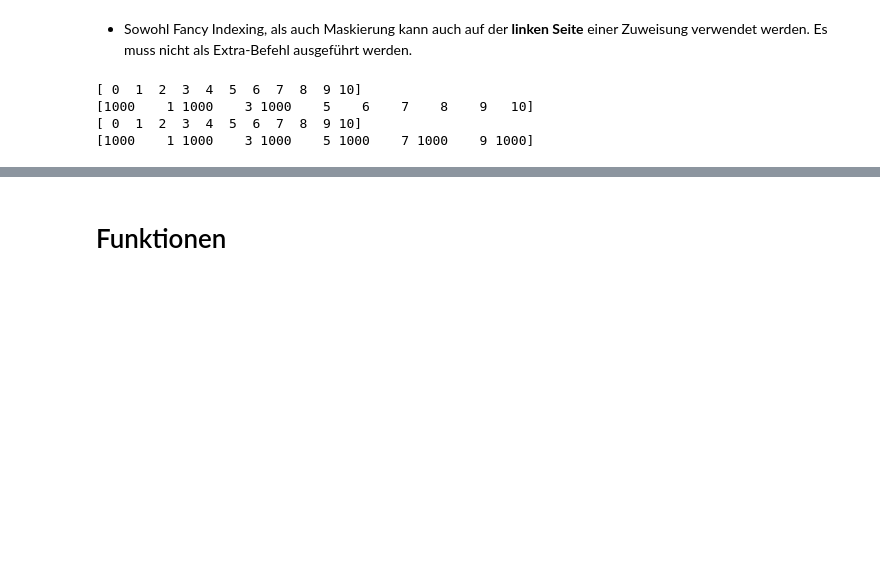
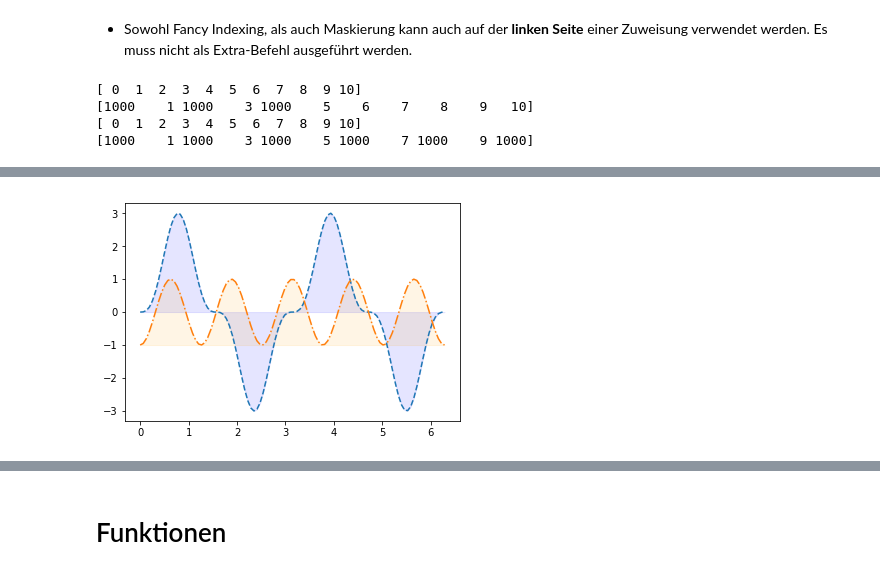
Before and after one commit to annikathiel/PythonLecture_WS1920, a Jupyter notebook: Vorlesung_03_Numpy-Fortsetzung.ipynb, the cells around one changed output, grey strips where cells are left out. Saved outputs shown, nothing was run; the diff lists cells and outputs as text; code cells hidden in the pictures; blank space fills up the shorter version.

```diff
--- a/Vorlesung_03_Numpy-Fortsetzung.ipynb
+++ b/Vorlesung_03_Numpy-Fortsetzung.ipynb
@@ -188,0 +225,8 @@ print(b)
+# %%
+plt.fill_between(x, 0, fkt1, color='blue', alpha=.1)
+plt.fill_between(x, -1, fkt2, color='orange', alpha=.1)
+plt.plot(x, fkt1, "--")
+plt.plot(x, fkt2, "-.")
+plt.show()
+# %% [output]
+[figure, added]
```
Also changed, not shown: parts of 13 cells of this notebook.
